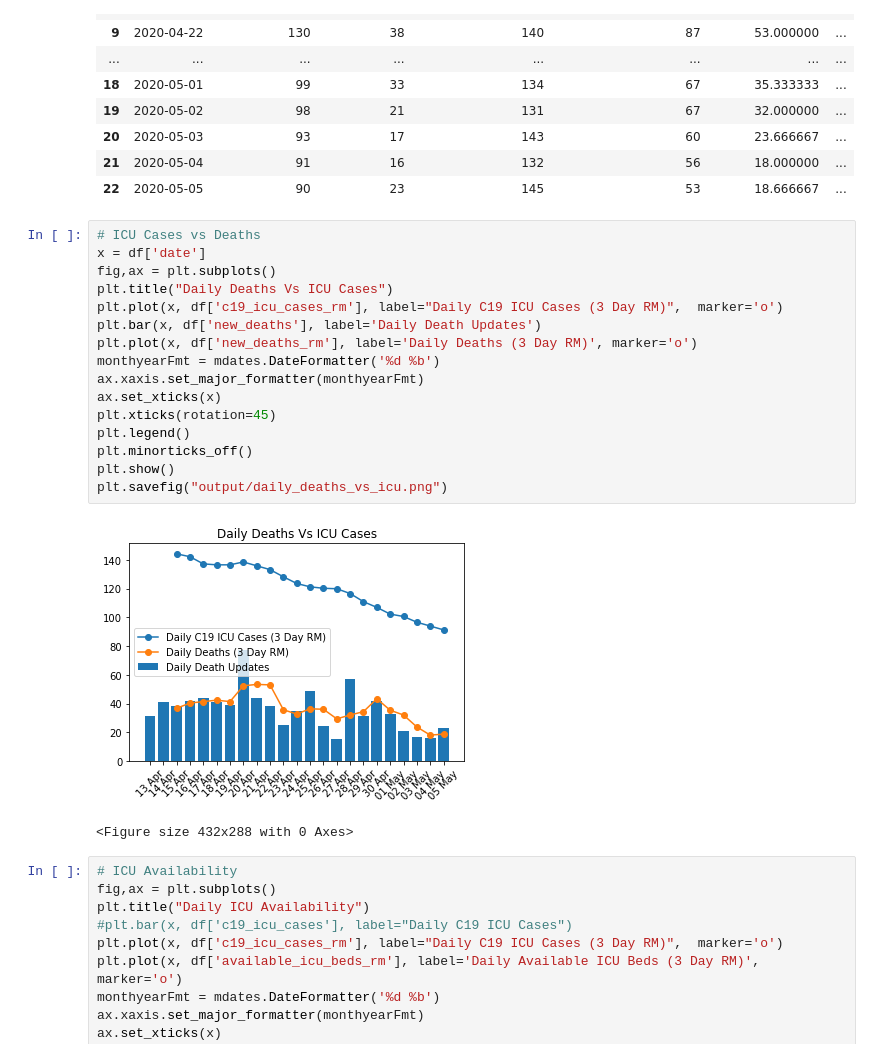
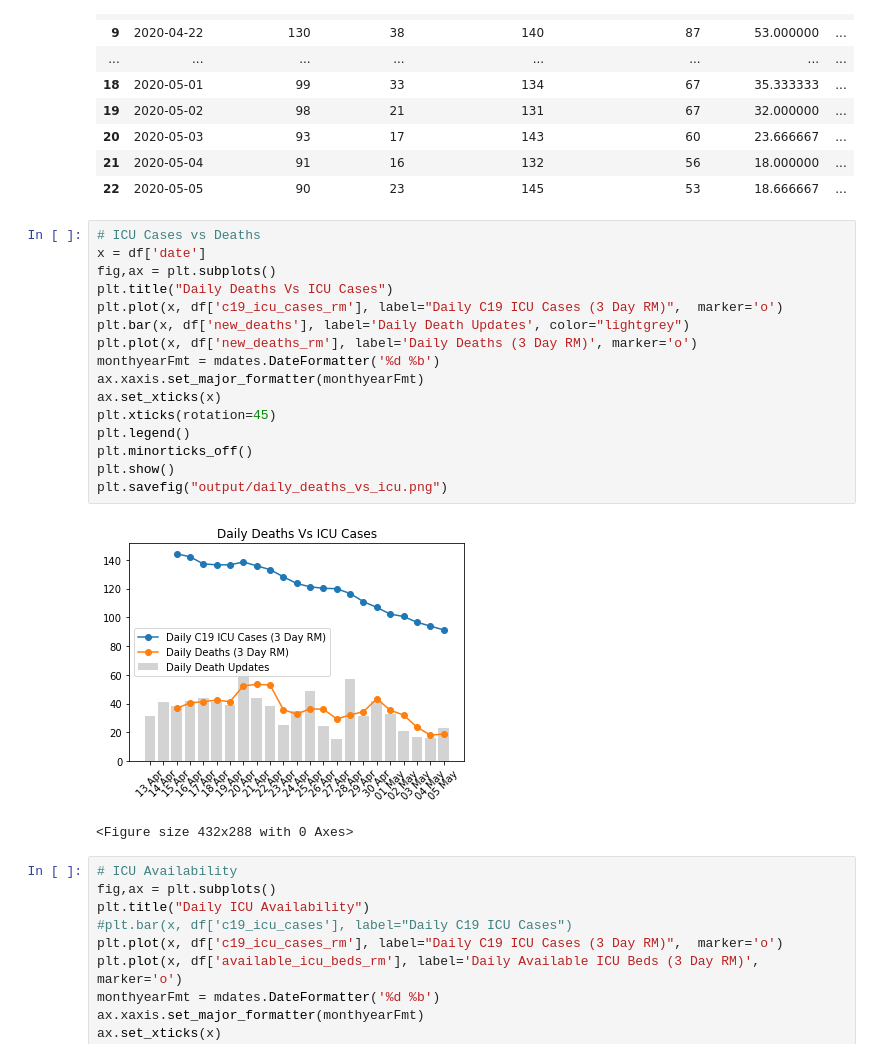
Before and after one commit to davidrelihan/ireland_covid19_analysis, a Jupyter notebook: ireland_c19_analysis.ipynb, the cells around one changed output. Drawn from its saved outputs; the diff is of its cells as text.

```diff
--- a/ireland_c19_analysis.ipynb
+++ b/ireland_c19_analysis.ipynb
@@ -34,21 +34,21 @@ df
 # %%
 # ICU Cases vs Deaths
 x = df['date']
 fig,ax = plt.subplots()
 plt.title("Daily Deaths Vs ICU Cases")
 plt.plot(x, df['c19_icu_cases_rm'], label="Daily C19 ICU Cases (3 Day RM)",  marker='o')
-plt.bar(x, df['new_deaths'], label='Daily Death Updates')
+plt.bar(x, df['new_deaths'], label='Daily Death Updates', color="lightgrey")
 plt.plot(x, df['new_deaths_rm'], label='Daily Deaths (3 Day RM)', marker='o')
 monthyearFmt = mdates.DateFormatter('%d %b')
 ax.xaxis.set_major_formatter(monthyearFmt)
 ax.set_xticks(x)
 plt.xticks(rotation=45)
 plt.legend()
 plt.minorticks_off()
 plt.show()
 plt.savefig("output/daily_deaths_vs_icu.png")
 # %% [output]
-[figure, old version]
+[figure, new version]
 <Figure size 432x288 with 0 Axes>
 # %%
 # ICU Availability
```
Also changed, not shown: parts of 10 cells of this notebook.
